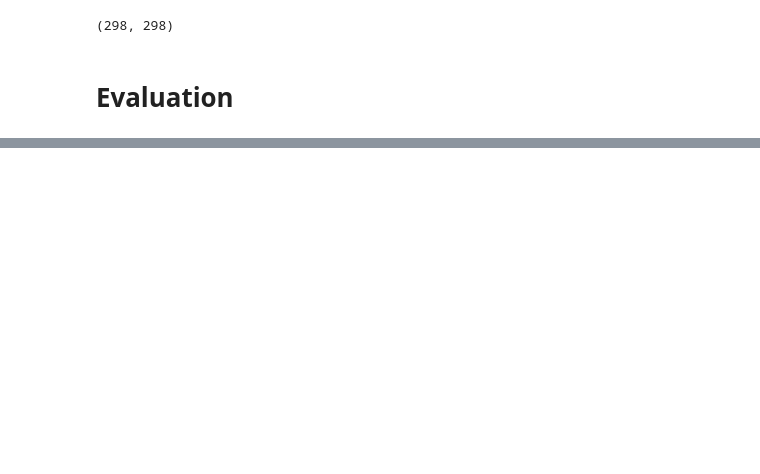
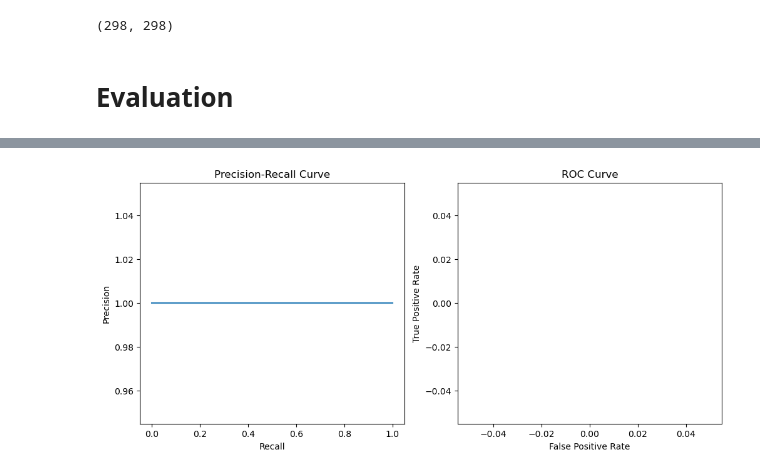
Before and after one commit to EliaTosin/DataAnaCla25, a Jupyter notebook: flipped_9/evaluation_rec_sys.ipynb, the cells around one changed output, grey strips where cells are left out. Drawn from its saved outputs; the diff is of its cells as text; code cells hidden in the pictures; blank space fills up the shorter version.

Commit message:
test implementation with all the points

```diff
--- a/flipped_9/evaluation_rec_sys.ipynb
+++ b/flipped_9/evaluation_rec_sys.ipynb
@@ -314,15 +367,15 @@ df_predictions.dropna(subset=['predicted'], inplace=True)
 # %%
-df_predictions['rating_label'] = df_predictions['rating_ordinal'].map({
+df_predictions_cf['rating_label'] = df_predictions_cf['rating_ordinal'].map({
     "Don't like": 0,
     "Like": 1
 })
 
-df_predictions['pred_label'] = df_predictions['predicted'].map({
+df_predictions_cf['pred_label'] = df_predictions_cf['predicted'].map({
     "Don't like": 0,
     "Like": 1
 })
 
-print(classification_report(df_predictions['rating_label'], df_predictions['pred_label']))
+print(classification_report(df_predictions_cf['rating_label'], df_predictions_cf['pred_label']))
 # %% [output]
               precision    recall  f1-score   support
 
@@ -464,7 +517,7 @@ def train_global_model(ratings_train):
     model = pipeline.fit(X, y)
     return model, X.columns
 
-model_global, train_columns = train_global_model(df_train)
+model_global, train_columns = train_global_model(df_train_cf)
 
 def recommend_global(user_id, movie_id, ratings_train):
     ratings = ratings_train.copy()
@@ -525,7 +578,7 @@ df_predictions.head()
 | 23465 | 160 | 2078 | Like | Like | 1 | 1 |
 | 77851 | 483 | 79242 | Like | Like | 1 | 1 |
 # %%
-u, g = test_naive_cf_content_based(df_predictions, df_train=df_train)
+u, g = test_naive_cf_content_based(df_predictions_cf, df_train=df_train_cf)
 # %% [output]
 The model for user 586 has seen only one class (not like/like).
 The model for user 519 has seen only one class (not like/like).
@@ -563,0 +600,10 @@ The model for user 12 has seen only one class (not like/like).
+# %%
+# create one df containing userId, movieId, rating_ordinal, predicted_user
+# create another df containing userId, movieId, rating_ordinal, predicted_global
+df_predictions_cf_format = df_predictions_cf.copy()
+df_predictions_cf_format.rename(columns={'rating_ordinal': 'rating'}, inplace=True)
+df_predictions_user = df_predictions_cf_format.copy()
+df_predictions_user['predicted'] = u
+
+df_predictions_global = df_predictions_cf_format.copy()
+df_predictions_global['predicted'] = g
@@ -623,41 +681,82 @@ KeyError: 'predicted_rating'
 # %%
-models_outputs = {
-    'Global Naive Bayes': df_global_nb,
-    'User Naive Bayes': df_user_nb,
-    'Matrix Factorization': df_mf,
-    'Random': df_random
-}
+models_info = [
+    {
+        'model_name': 'Global Naive Bayes',
+        'df': df_global_nb,
+        'user_column': 'userId',
+        'item_column': 'movieId',
+        'threshold': 0.5,  # Poiché i rating sono mappati in 0/1
+        'genre_test': False,
 
-for name, df in models_outputs.items():
+    },
+    {
+        'model_name': 'User Naive Bayes',
+        'df': df_user_nb,
+        'user_column': 'userId',
+        'item_column': 'movieId',
+        'threshold': 0.5,  # Poiché i rating sono mappati in 0/1
+        'genre_test': True,
+    },
+    {
+        'model_name': 'Matrix Factorization',
+        'df': df_mf,
+        'user_column': 'session',
+        'item_column': 'item',
+        'threshold': 2.0,  # Ad esempio, se la scala dei rating è diversa (es. [1, 2, 3])
+        'genre_test': True,
+    }
+]
+
+
+for model_info in models_info:
+    name = model_info['model_name']
+    df = model_info['df']
+    user_column = model_info['user_column']
+    item_column = model_info['item_column']
+    threshold = model_info['threshold']
+
     print(f"\n============================")
     print(f"📊 Risultati per: {name}")
 
+    display(df.head(10))
+
     # Valutazione classica
-    metrics = evaluate_rating_predictions(df['rating'].dropna(), df['predicted_rating'].dropna())
+    metrics = evaluate_rating_predictions(df['rating'].dropna(), df['predicted'].dropna(), threshold)
     print("📌 Accuracy:", metrics)
 
     # Long Tail
-    long_tail = analyze_long_tail_effect(df.dropna(subset=['rating']))
+    long_tail = analyze_long_tail_effect(df.dropna(subset=['rating']),'predicted', item_column=item_column)
     print("🐍 Long Tail Error:")
     print(long_tail)
 
-    # Top-K Example su un utente qualsiasi (solo se abbiamo ground truth)
-    sample_user = df['userId'].iloc[0]
-    user_df = df[df['userId'] == sample_user].dropna(subset=['rating'])
+    # Top-K Example su un utente qualsiasi con almeno 2 rating
+    # Seleziona un utente casuale con almeno 2 rating
+
+    user_counts = df[user_column].value_counts()
+    eligible_users = user_counts[user_counts > 1].index.tolist()
+    if not eligible_users:
+        print("Nessun utente con almeno 2 rating trovato.")
+        continue
+
+    sample_user = random.choice(eligible_users)
+    print(f"👤 Utente campione: {sample_user}")
+
+    user_df = df[df[user_column] == sample_user].dropna(subset=['rating'])
 
     if not user_df.empty:
         # costruiamo y_true e scores
-        true_items = set(user_df[user_df['rating'] >= 4]['movieId'])
-        movie_ids = user_df['movieId'].tolist()
-        scores = user_df['predicted_rating'].tolist()
+        true_items = set(user_df[user_df['rating'] >= threshold][item_column])
+        movie_ids = user_df[item_column].tolist()
+        scores = user_df['predicted'].tolist()
         y_true = [1 if m in true_items else 0 for m in movie_ids]
 
         topk = evaluate_topk(y_true, scores, k=10)
         print("🎯 Top-K:", topk)
 
         # Correlazione ranking
-        spearman = evaluate_ranking_spearman(user_df['rating'], user_df['predicted_rating'])
+        spearman = evaluate_ranking_spearman(user_df['rating'], user_df['predicted'])
         print(f"🔗 Spearman correlation: {spearman:.3f}")
 
         # Curve
         plot_precision_recall_roc(y_true, scores)
+# %% [output]
@@ -663,0 +784 @@ for name, df in models_outputs.items():
+[figure, added]
```
Also changed, not shown: parts of 22 cells of this notebook, 1 other file.
